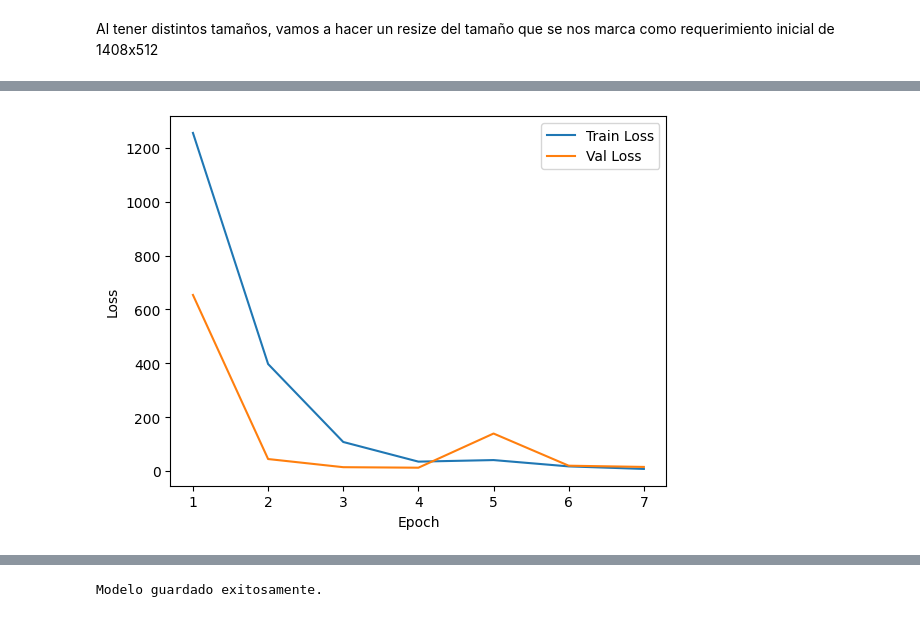
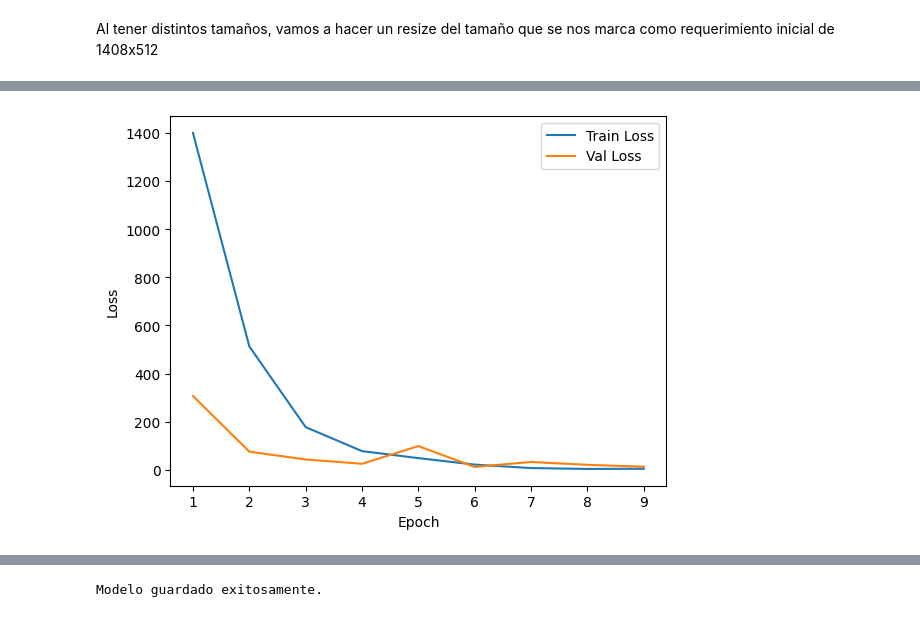
Before and after one commit to adriani94bil/Mantenimiento_Predictivo_PBL_grupo02, a Jupyter notebook: src/detection.ipynb, the cells around one changed output, grey strips where cells are left out. Drawn from its saved outputs; the diff is of its cells as text; code cells hidden in the pictures.

```diff
--- a/src/detection.ipynb
+++ b/src/detection.ipynb
@@ -140,7 +140,7 @@ class DefectDataset(Dataset):
 
     def __getitem__(self, idx):
         img_name = os.path.join(self.root_dir, self.df.iloc[idx, 0])
-        image = Image.open(img_name).convert('RGB')
+        image = Image.open(img_name)
         label = self.df.iloc[idx, 1]
 
         if self.transform:
@@ -150,10 +150,10 @@ class DefectDataset(Dataset):
 
 # Definir las transformaciones
 transform = transforms.Compose([
-    ConvertToRGB(),
+    transforms.Grayscale(num_output_channels=3), # Lo hago para distinguir los distintas escalas de gris
     transforms.ToTensor(),
     transforms.Resize((256,704)),
-    transforms.Normalize((0.5,), (0.5,))
+    transforms.Normalize((0.5,), (0.25,))
 ])
 
 # Crear los datasets y dataloaders
@@ -187,7 +187,7 @@ class SimpleCNN(nn.Module):
         )
 
         self.fc1 = nn.Linear(in_features=705600, out_features=200)
-        self.drop = nn.Dropout(0.25)
+        self.drop = nn.Dropout(0.3)
         self.fc2 = nn.Linear(in_features=200, out_features=2)
 
     def forward(self, x):
@@ -285,5 +287,5 @@ Epoch 7/25, Train Loss: 7.9123, Val Loss: 15.3268
 Early stopping triggered
-[figure, old version]
+[figure, new version]
 # %%
 def visualize_true_vs_pred(y_pred,y_true,title=""):
     """
```
Also changed, not shown: parts of 2 cells of this notebook, 6 other files.
